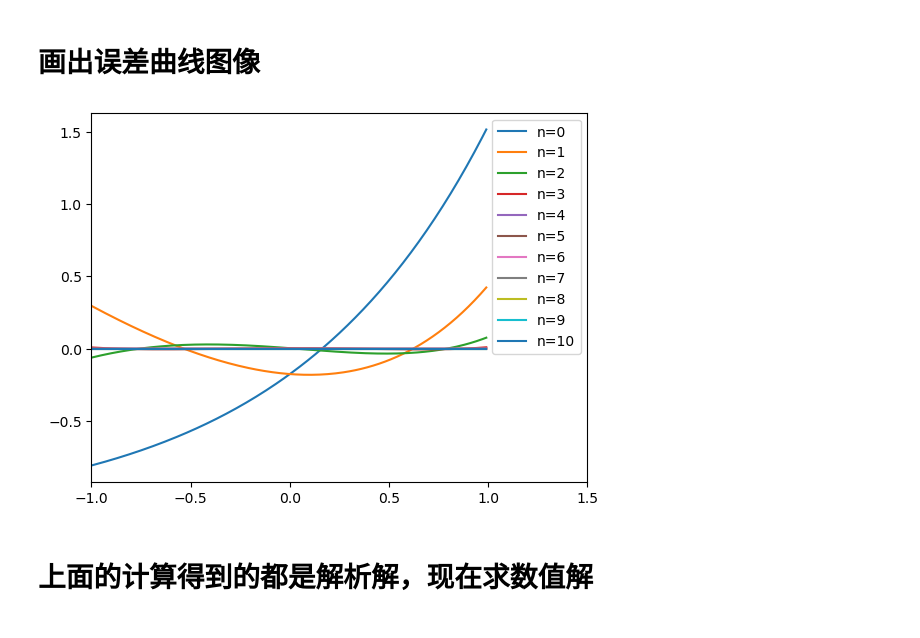
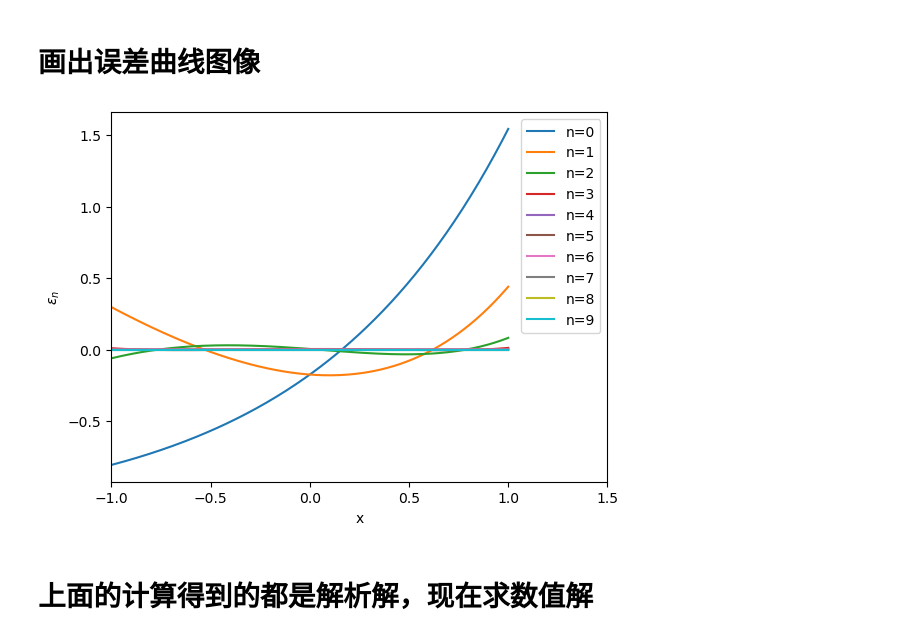
Before and after one commit to Suffoc/SquareApproximation, a Jupyter notebook: SquareApproximation.ipynb, the cells around one changed output. Cells and saved outputs as stored; diff of their text form; code cells hidden in the pictures.

```diff
--- a/SquareApproximation.ipynb
+++ b/SquareApproximation.ipynb
@@ -5,7 +5,12 @@ from sympy import Symbol
 from sympy import Rational
 import matplotlib.pyplot as plt
 import csv
-#import scipy
+
+def evalfs(f, xs):
+    values = []
+    for x_ in xs:
+        values.append(f.evalf(subs = {x:x_}))
+    return np.array(values)
 # %% [markdown]
 # 构造勒让德多项式，并存储在P中
 # %%
@@ -51,25 +56,28 @@ print(norm)
 # %% [markdown]
 # 计算f在以勒让德多项式为基的空间中的分量
 # %%
-coef_poly = []
+#变量以Lgd_开头命名
+Lgd_coef = []
 for i in range(max_n + 1):
-    coef_poly.append(sympy.integrate(f * Lgd[i], (x, -1, 1))/ norm[i])
-print(coef_poly)
+    Lgd_coef.append(sympy.integrate(f * Lgd[i], (x, -1, 1))/ norm[i])
+print(Lgd_coef)
 # %% [output]
 [-exp(-1)/2 + E/2, 3*exp(-1), -35*exp(-1)/2 + 5*E/2, -35*E/2 + 259*exp(-1)/2, -1197*exp(-1) + 162*E, -3619*E/2 + 26741*exp(-1)/2, -351091*exp(-1)/2 + 47515*E/2, -358830*E + 2651415*exp(-1), -90607229* ...
 # %% [markdown]
 # 由上面计算得出的系数构造最佳平方逼近多项式，以及其误差
 # %%
 P = []
-epsilon = []
+epsilon_func = []
+
 for i in range(max_n + 1):
     tmp_p = 0
     for j in range(i + 1):
-        tmp_p += coef_poly[j] * Lgd[j]
+        tmp_p += Lgd_coef[j] * Lgd[j]
     P.append(sympy.simplify(tmp_p))
-    epsilon.append(sympy.simplify(f - P[i]))
+    epsilon_func.append(sympy.simplify(f - P[i]))
+
 for i in range(max_n + 1):
-    print(i, P[i], epsilon[i])
+    print(i, P[i], epsilon_func[i])
 # %% [output]
 0 sinh(1) exp(x) - sinh(1)
 1 (6*x - 1 + exp(2))*exp(-1)/2 (-6*x + 2*exp(x + 1) - exp(2) + 1)*exp(-1)/2
@@ -91,22 +99,21 @@ for i in range(max_n + 1):
 # %% [markdown]
 # 画出误差曲线图像
 # %%
-x_range = np.arange(-1, 1, 0.01)
-error = []
-for i in range(max_n + 1):
-    tmp_error = []
-    for x_ in x_range:
-        tmp_error.append(epsilon[i].evalf(subs = {x:x_}))
-    error.append(tmp_error)
-    tmp_error = np.array(tmp_error)
-    if i <= 10:
-        plt.plot(x_range, tmp_error, label = "n=" + str(i))
+x_range = np.arange(-1, 1.01, 0.01)
+epsilon_discret = []
+for i in range(0, max_n + 1):
+    epsilon_discret.append(evalfs(epsilon_func[i], x_range))
+
+for i in range(10):
+    plt.plot(x_range, epsilon_discret[i], label = "n=" + str(i))
 plt.xlim(-1, 1.5)
+plt.xlabel("x")
+plt.ylabel("$\epsilon_n$")
 plt.legend(loc='best')
-plt.savefig("误差.svg", dpi=300,format='svg')
+plt.savefig("epsilon.svg", dpi=300,format='svg')
 plt.show()
 # %% [output]
-[figure, old version]
+[figure, new version]
 # %% [markdown]
 # 上面的计算得到的都是解析解，现在求数值解
 # %%
```
Also changed, not shown: parts of 20 cells of this notebook, 12 other files.
